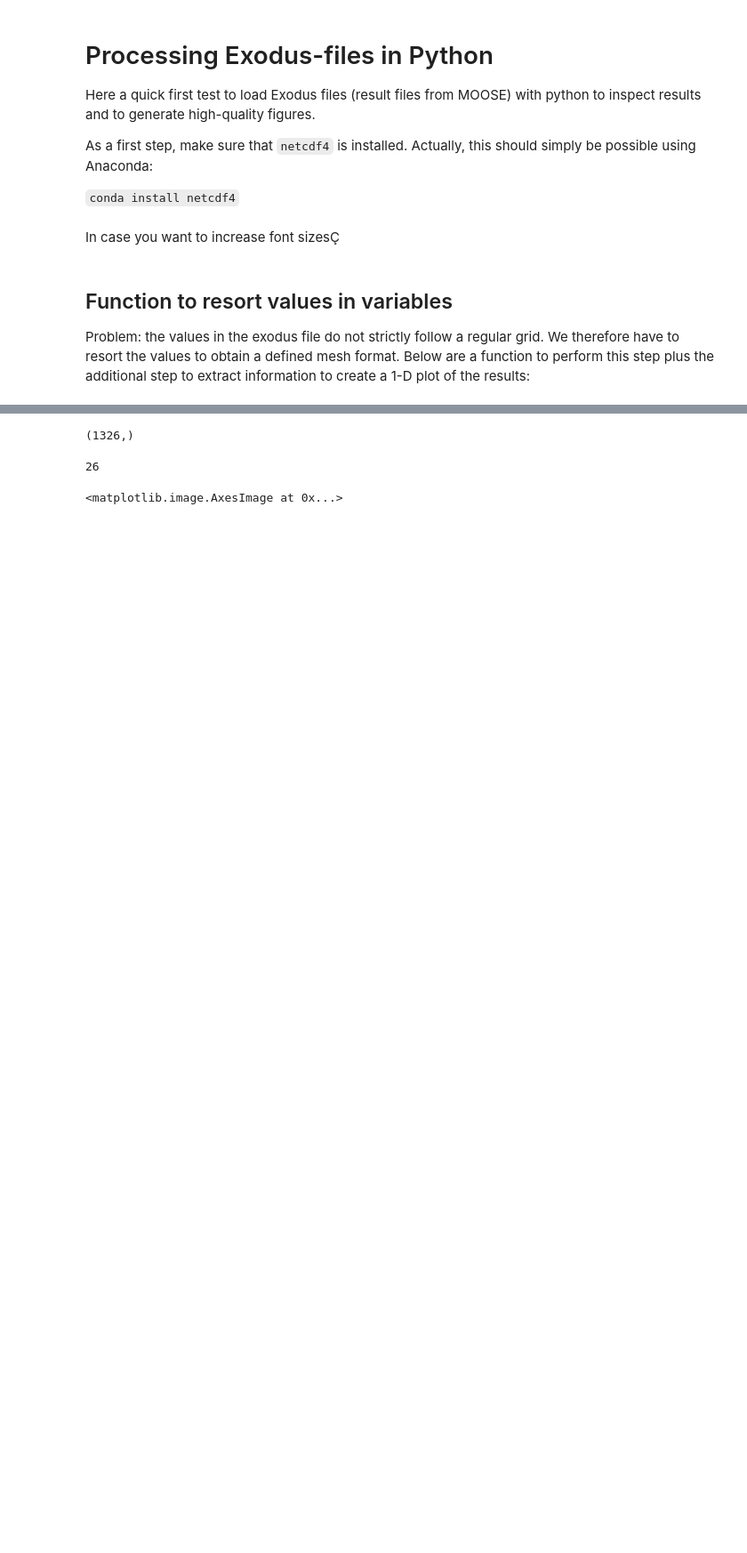
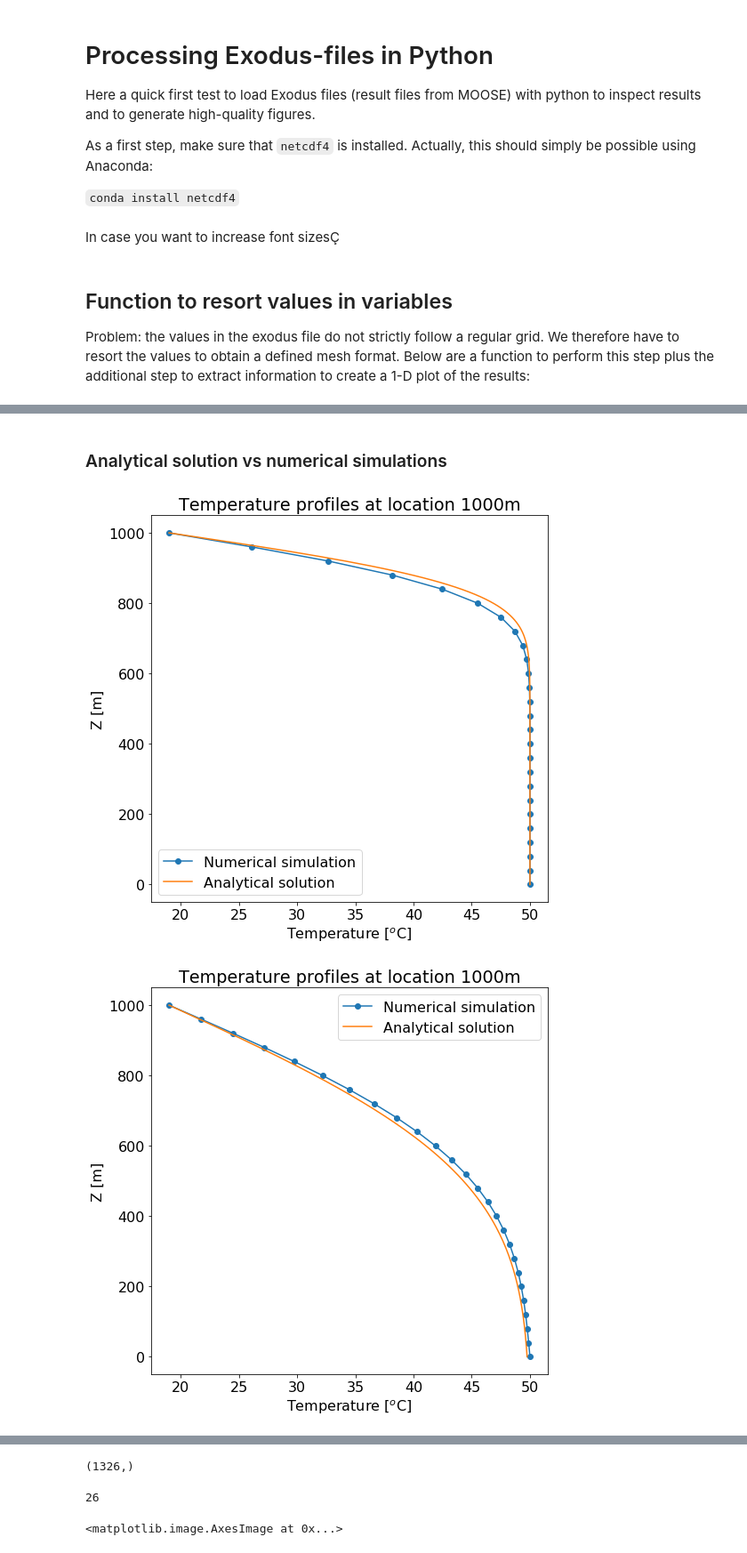
Before and after one commit to gweishar/inputfiles_golem, a Jupyter notebook: exodus_to_python_GW.ipynb, the cells around one changed output, grey strips where cells are left out. Shown at 89% size. Saved outputs shown, nothing was run; the diff lists cells and outputs as text; code cells hidden in the pictures; blank space fills up the shorter version.

```diff
--- a/exodus_to_python_GW.ipynb
+++ b/exodus_to_python_GW.ipynb
@@ -129,0 +132,29 @@ plt.savefig("python_figures/4_TH_1211years.eps")
+# %% [markdown]
+### Analytical solution vs numerical simulations
+# %%
+#Paramaters for the analytical solution
+K=2.7/(2480*920) # thermal diffusivity K of solid= thermal conducitivity / (density* heat capacity)
+#K=0.64/(4180*999.526088)
+time= np.arange(0.1,150*3.15576e09,3.15576e09)
+y=np.linspace(0,1000,150)
+
+T0=19 # surface
+T1= 50 #bottom
+#T_anal = (T0-T1)*erfc(y/(2*np.sqrt(t[30]*K))) + T1
+# temperature profiles vs analytical solution
+tstep =[3, 20, 50,100,150]
+tname=["300", "2000", "5000", "10000","15000"]
+for i,t in enumerate(tstep):
+    T_anal = (T0-T1)*erfc(y/(2*np.sqrt(time[t-1]*K))) + T1
+    fig, ax = plt.subplots(1, 1, figsize=(8, 8))
+    vars_im = resort_results(X, Y, var2, t)
+    plt.plot(vars_im[:,25], yvals,  'o-', label="Numerical simulation")
+    plt.plot(T_anal,y[::-1], label="Analytical solution" )
+    ax.set_xlabel('Temperature [$^o$C]')
+    ax.set_ylabel('Z [m]')
+    ax.set_title('Temperature profiles at location 1000m')
+    plt.legend()
+    fig.savefig("python_figures/T_2D_small_transient_"+tname[i]+"years.eps")
+# %% [output]
+[figure, added]
+[figure, added]
```
Also changed, not shown: parts of 7 cells of this notebook, 8 other files.
